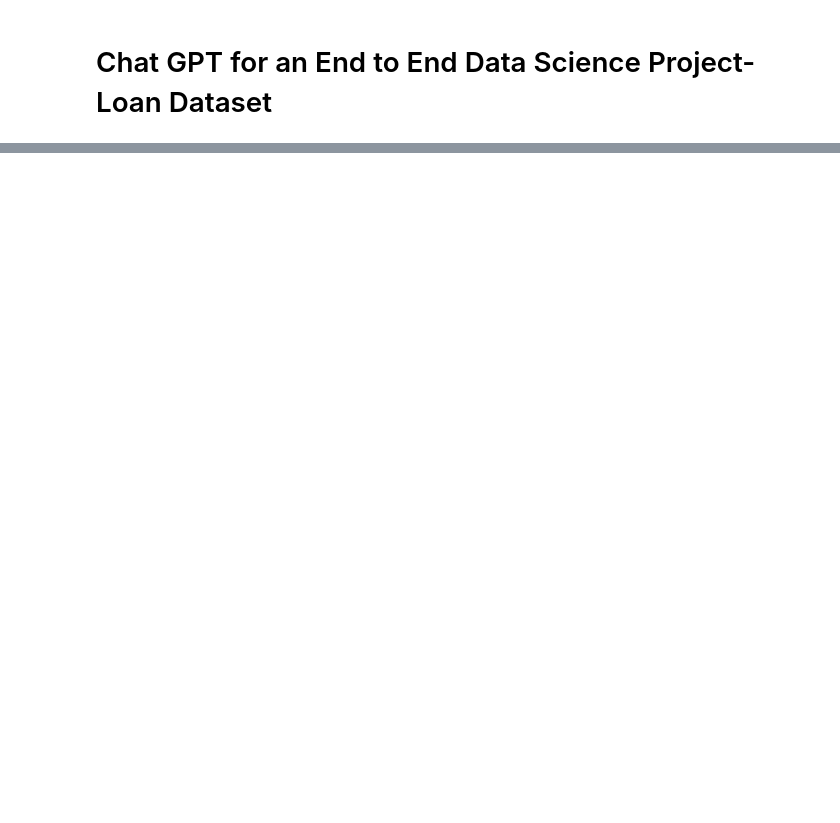
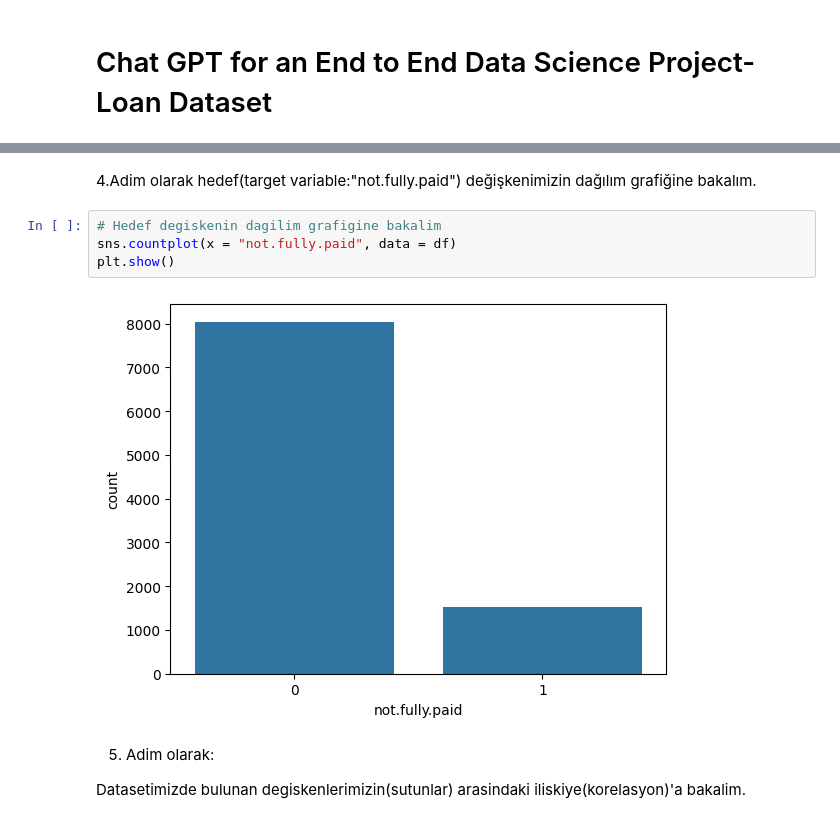
Before and after one commit to veribilimi77/ChatGPT_End_to_End_Data-Science-Project_Loan_dataset, a Jupyter notebook: ChatGPT_End_to_End_Data_Science_Project_Loan_dataset.ipynb, the cells around one changed output, grey strips where cells are left out. Saved outputs shown, nothing was run; the diff lists cells and outputs as text; blank space fills up the shorter version.

```diff
--- a/ChatGPT_End_to_End_Data_Science_Project_Loan_dataset.ipynb
+++ b/ChatGPT_End_to_End_Data_Science_Project_Loan_dataset.ipynb
@@ -551,0 +161,12 @@ This share link expires in 72 hours. For free permanent hosting and GPU upgrades
+# %% [markdown]
+4.Adim olarak hedef(target variable:"not.fully.paid") değişkenimizin dağılım grafiğine bakalım.
+# %%
+# Hedef degiskenin dagilim grafigine bakalim
+sns.countplot(x = "not.fully.paid", data = df)
+plt.show()
+# %% [output]
+[figure, added]
+# %% [markdown]
+5. Adim olarak:
+
+Datasetimizde bulunan degiskenlerimizin(sutunlar) arasindaki iliskiye(korelasyon)'a bakalim.
```
Also changed, not shown: parts of 59 cells of this notebook.
